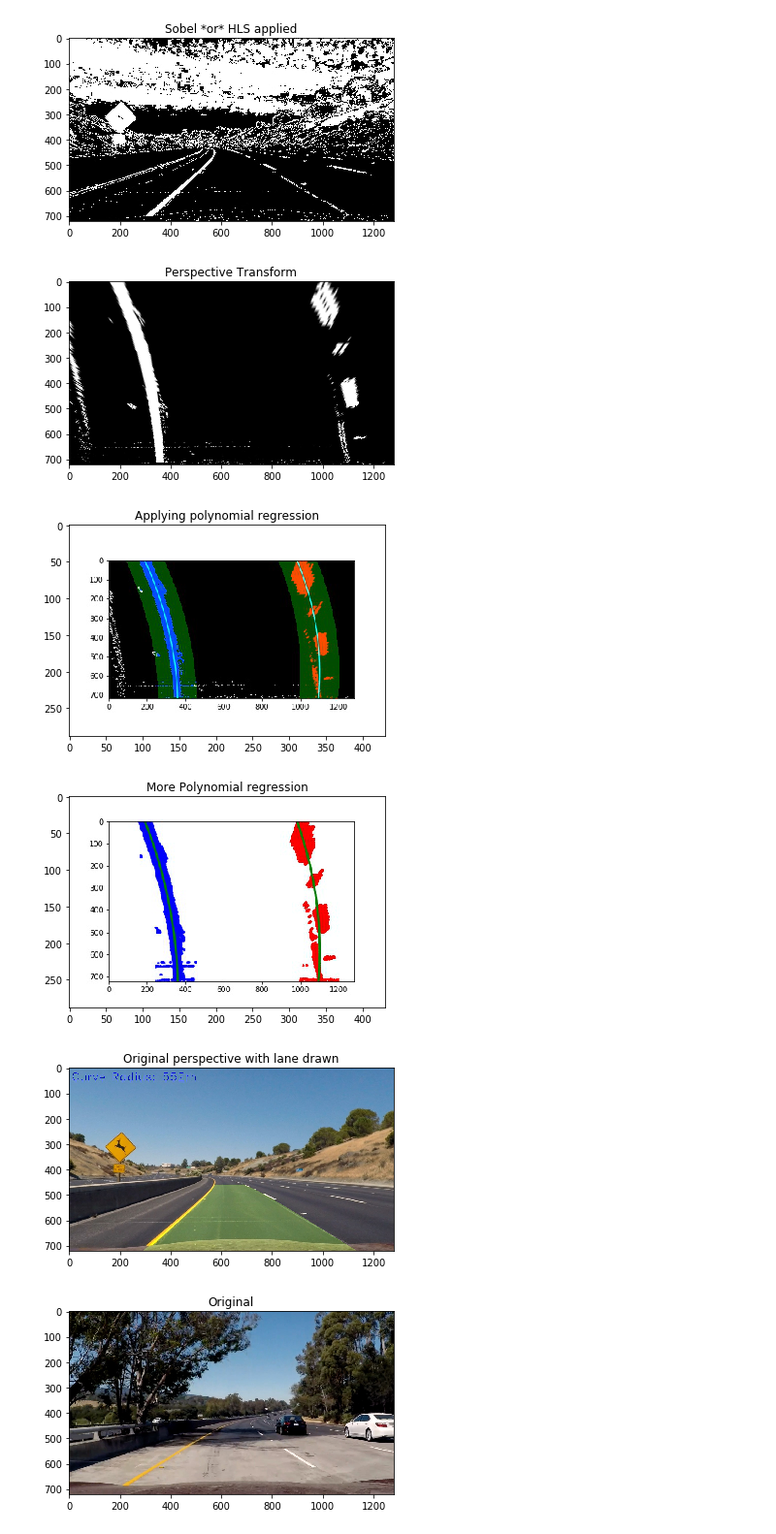
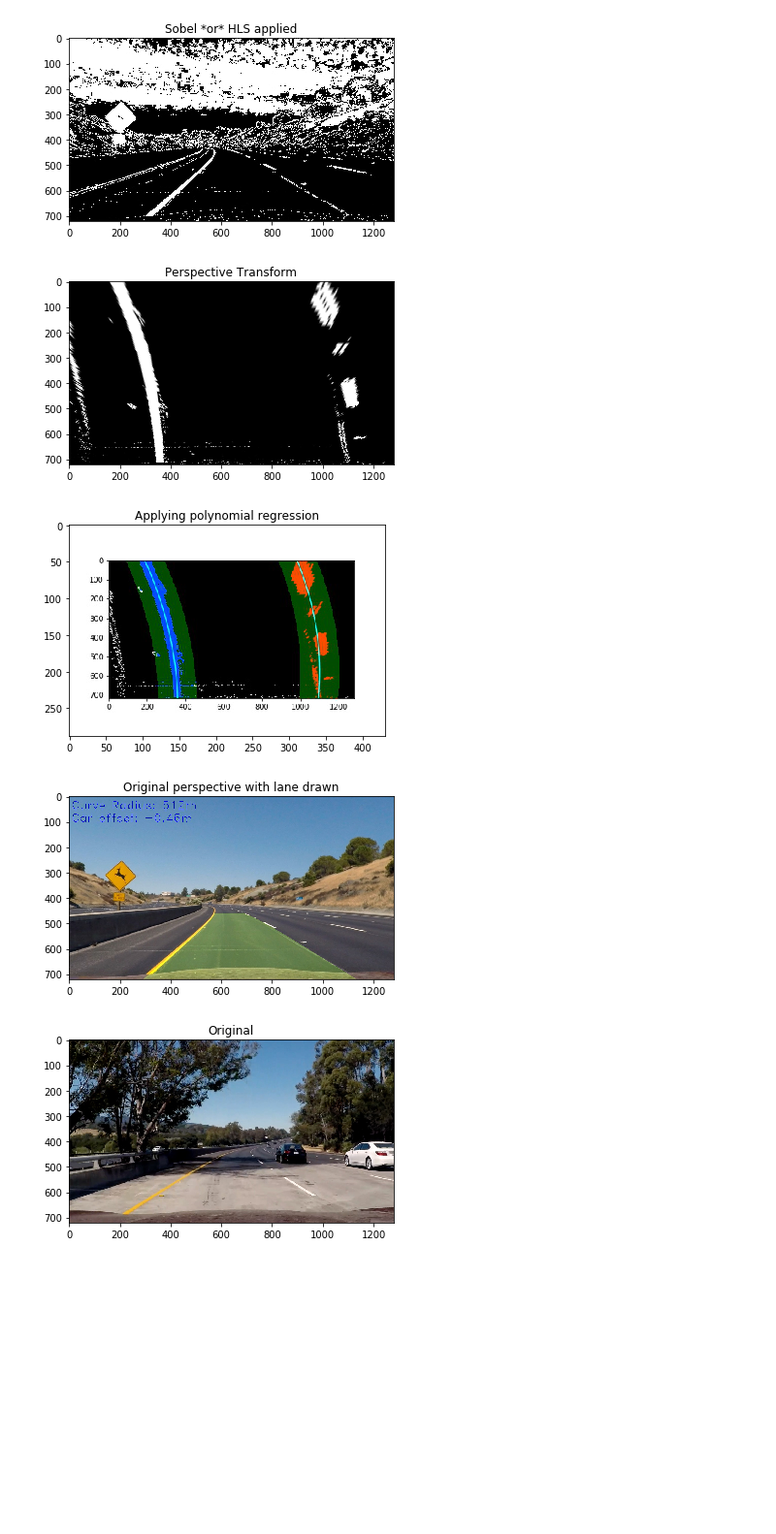
Before and after one commit to znagler/find_lane_lines, a Jupyter notebook: project.ipynb, the cells around one changed output. Shown at 97% size. Cells and saved outputs as stored; diff of their text form; code cells hidden in the pictures; blank space fills up the shorter version.

Commit message:
add car position

```diff
--- a/project.ipynb
+++ b/project.ipynb
@@ -23,13 +23,8 @@ import glob
 
 %matplotlib inline
 # %%
-#Open the ~20 chessboard images and prepare lists for undistortion
+#Open the ~20 chessboard images and show an example
 images = glob.glob('camera_cal/*')
 plt.title('Example chessboard image')
 plt.imshow(mpimg.imread(images[7]))
-
-objpoints = [] #3D points in real world space
-imgpoints = [] #2D points in image plane
-objp = np.zeros((6*9,3),np.float32)
-objp[:,:2] = np.mgrid[0:9,0:6].T.reshape(-1,2)
 # %% [output]
@@ -253,7 +249,7 @@ This part runs every step of the pipeline on all 6 test images and saves them to
 road_image_paths = glob.glob('./test_images/test*.jpg')
 
 # Make lambda for generating pathnames
-path_builder = lambda i,s : ('./test_images/'+s+'-'+str(i+1)+'.jpg')
+path_builder = lambda i,s : ('./output_images/'+s+'-'+str(i+1)+'.jpg')
 
 # Define constants needed for curvature
 YM_PER_PIX = 30/720 # meters per pixel in y dimension
@@ -261,6 +257,7 @@ XM_PER_PIX = 3.7/700 # meters per pixel in x dimension
 
 # Apply the pipeline
 for idx,road_image_path in enumerate(road_image_paths):
+
 
     #**************************************#
     #********* STEP 1: UNDISTORT **********#
@@ -318,29 +315,21 @@ for idx,road_image_path in enumerate(road_image_paths):
     plt.close()
 
     #**************************************#
-    #******** STEP 7: CURVATURE ***********#
+    #******** STEP 7: CURVATURE, POSITION**#
     #**************************************#
-    mark_size = 1
-    plt.plot(leftx, lefty, 'o', color='red', markersize=mark_size)
-    plt.plot(rightx, righty, 'o', color='blue', markersize=mark_size)
-    plt.xlim(0, 1280)
-    plt.ylim(0, 720)
-    plt.plot(left_fitx, ploty, color='green', linewidth=3)
-    plt.plot(right_fitx, ploty, color='green', linewidth=3)
-    plt.gca().invert_yaxis() # to visualize as we do the images
-    plt.savefig(path_builder(idx,'curvature'))
-    plt.close()
-
     left_fit_cr = np.polyfit(lefty*YM_PER_PIX, leftx*XM_PER_PIX, 2)
     right_fit_cr = np.polyfit(righty*YM_PER_PIX, rightx*XM_PER_PIX, 2)
     left_curverad = ((1 + (2*left_fit_cr[0]*720*YM_PER_PIX + left_fit_cr[1])**2)**1.5) / np.absolute(2*left_fit_cr[0])
     right_curverad = ((1 + (2*right_fit_cr[0]*720*YM_PER_PIX + right_fit_cr[1])**2)**1.5) / np.absolute(2*right_fit_cr[0])
+    mean_curverad = (left_curverad + right_curverad)/2
+    position = round(((1280 / 2) - ((left_fitx[-1] + right_fitx[-1]) / 2)) * XM_PER_PIX,2)
 
     #**************************************#
     #******** STEP 8: LINED ORIGINAL ******#
     #**************************************#
     lined_original_img = add_lines_to_original_perspective(left_fitx,right_fitx,ploty,img,warp_img)
-    cv2.putText(lined_original_img, 'Curve Radius: {}m'.format(int(left_curverad)), (10, 50), cv2.FONT_HERSHEY_DUPLEX, 1.5, 255)
+    cv2.putText(lined_original_img, 'Curve Radius: {}m'.format(int(mean_curverad)), (10, 50), cv2.FONT_HERSHEY_DUPLEX, 1.5, 255)
+    cv2.putText(lined_original_img, 'Car offset: {0}m'.format(position), (10, 100), cv2.FONT_HERSHEY_DUPLEX, 1.5, 255)
     cv2.imwrite(path_builder(idx,'lined_original'),lined_original_img)
 # %%
 # Show an example image every step of the way
@@ -373,24 +362,19 @@ plt.show()
 # %%
 plt.title('Perspective Transform')
 plt.imshow(cv2.imread(path_builder(1,'warp')))
 plt.show()
 
 plt.title('Applying polynomial regression')
 plt.imshow(cv2.imread(path_builder(1,'sliding_window')))
 plt.show()
 
-plt.title('More Polynomial regression')
-plt.imshow(cv2.imread(path_builder(1,'curvature')))
-plt.show()
-
 plt.title('Original perspective with lane drawn')
 plt.imshow(plt.imread(path_builder(1,'lined_original')))
 plt.show()
 # %% [output]
 [figure]
 [figure]
-[figure, old version]
+[figure, new version]
-[figure, removed]
 # %%
 # Show one more example, the whole step of the way
 
```
Also changed, not shown: parts of 7 cells of this notebook, 11 other files.
